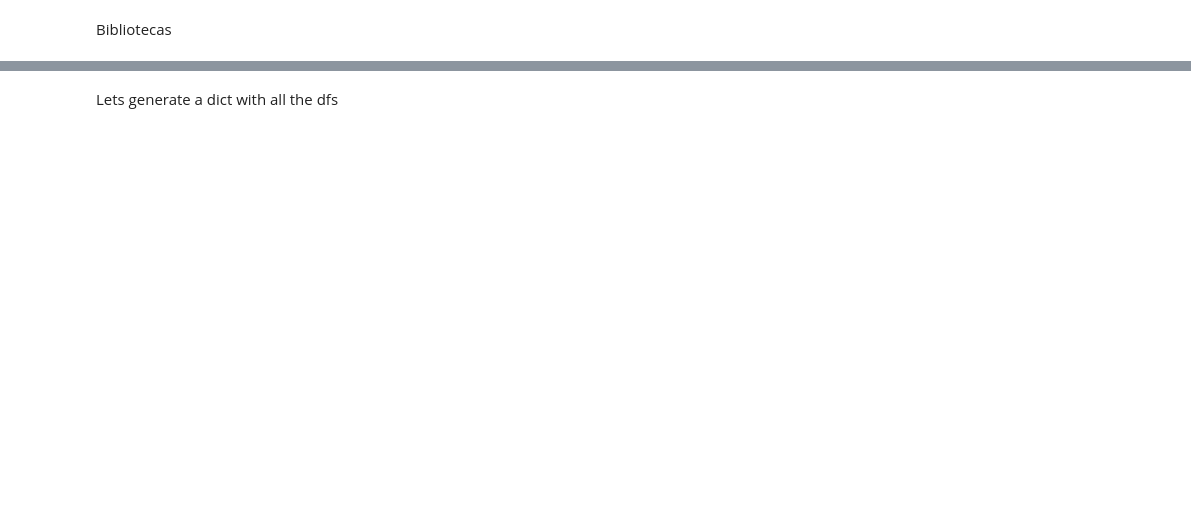
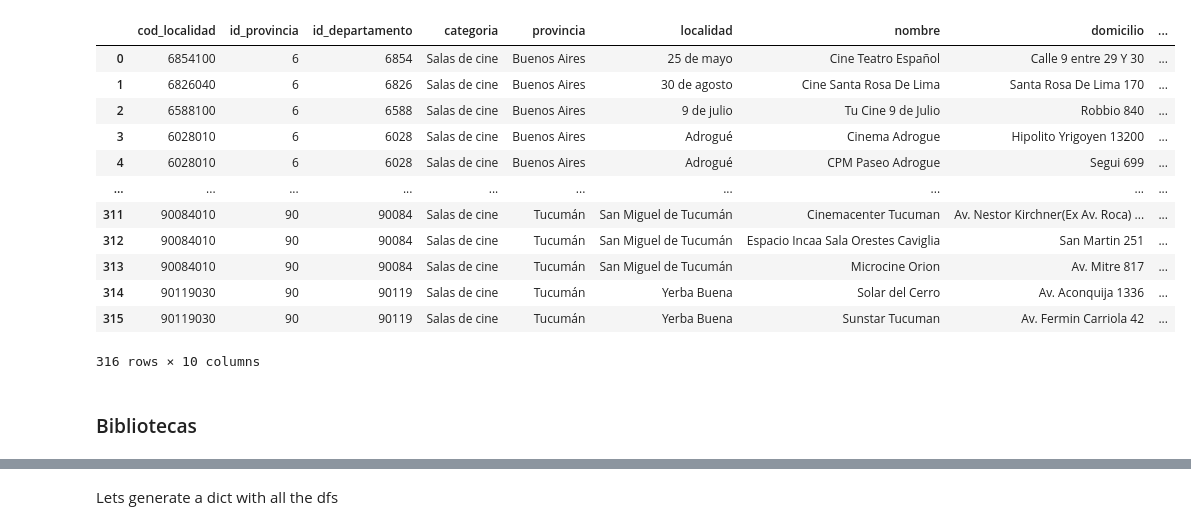
Before and after one commit to RAJerez/data-challenge, a Jupyter notebook: data_exploratory.ipynb, the cells around one changed output, grey strips where cells are left out. Cells and saved outputs as stored; diff of their text form; code cells hidden in the pictures; blank space fills up the shorter version.

```diff
--- a/data_exploratory.ipynb
+++ b/data_exploratory.ipynb
@@ -105,40 +238,44 @@ df.dtypes
 # %%
 renamed_cols = {
-    'Cod_Loc' : 'cod_localidad',
-    'IdProvincia' : 'id_provincia',
-    'IdDepartamento' : 'id_departamento',
-    'Provincia' : 'provincia',
-    'Categoría' : 'categoria',
     'Dirección' : 'domicilio',
-    'CP' : 'codigo postal',
-    'Localidad' : 'localidad',
-    'Nombre' : 'nombre',
-    'Domicilio' : 'domicilio',
-    'Teléfono' : 'numero de telefono',
-    'Mail' : 'mail',
-    'Web' : 'web'
+    'cp' : 'codigo postal',
+    'direccion' : 'domicilio',
 }
 
 df = df.rename(columns = renamed_cols)
 
 column_list = [
     'cod_localidad',
     'id_provincia',
     'id_departamento',
     'categoria',
     'provincia',
     'localidad',
     'nombre',
     'domicilio',
     'codigo postal',
-    'numero de telefono',
-    'mail',
     'web'
 ]
+# no hay columnas 'numero de telefono', 'mail'
 
 df_cine = df[column_list]
+df_cine
+# %% [output]
+|  | cod_localidad | id_provincia | id_departamento | categoria | provincia | localidad | nombre | domicilio | ... |
+| 0 | 6854100 | 6 | 6854 | Salas de cine | Buenos Aires | 25 de mayo | Cine Teatro Español | Calle 9 entre 29 Y 30 | ... |
+| 1 | 6826040 | 6 | 6826 | Salas de cine | Buenos Aires | 30 de agosto | Cine Santa Rosa De Lima | Santa Rosa De Lima 170 | ... |
+| 2 | 6588100 | 6 | 6588 | Salas de cine | Buenos Aires | 9 de julio | Tu Cine 9 de Julio | Robbio 840 | ... |
+| 3 | 6028010 | 6 | 6028 | Salas de cine | Buenos Aires | Adrogué | Cinema Adrogue | Hipolito Yrigoyen 13200 | ... |
+| 4 | 6028010 | 6 | 6028 | Salas de cine | Buenos Aires | Adrogué | CPM Paseo Adrogue | Segui 699 | ... |
+| ... | ... | ... | ... | ... | ... | ... | ... | ... | ... |
+| 311 | 90084010 | 90 | 90084 | Salas de cine | Tucumán | San Miguel de Tucumán | Cinemacenter Tucuman | Av. Nestor Kirchner(Ex Av. Roca) ... | ... |
+| 312 | 90084010 | 90 | 90084 | Salas de cine | Tucumán | San Miguel de Tucumán | Espacio Incaa Sala Orestes Caviglia | San Martin 251 | ... |
+| 313 | 90084010 | 90 | 90084 | Salas de cine | Tucumán | San Miguel de Tucumán | Microcine Orion | Av. Mitre 817 | ... |
+| 314 | 90119030 | 90 | 90119 | Salas de cine | Tucumán | Yerba Buena | Solar del Cerro | Av. Aconquija 1336 | ... |
+| 315 | 90119030 | 90 | 90119 | Salas de cine | Tucumán | Yerba Buena | Sunstar Tucuman | Av. Fermin Carriola 42 | ... |
+316 rows × 10 columns
-# %% [markdown]
-Bibliotecas
+# %% [markdown]
+### Bibliotecas
 # %%
 category_dict = categories[2]
 r = requests.get(category_dict['url'])
```
Also changed, not shown: parts of 30 cells of this notebook, 10 other files.
